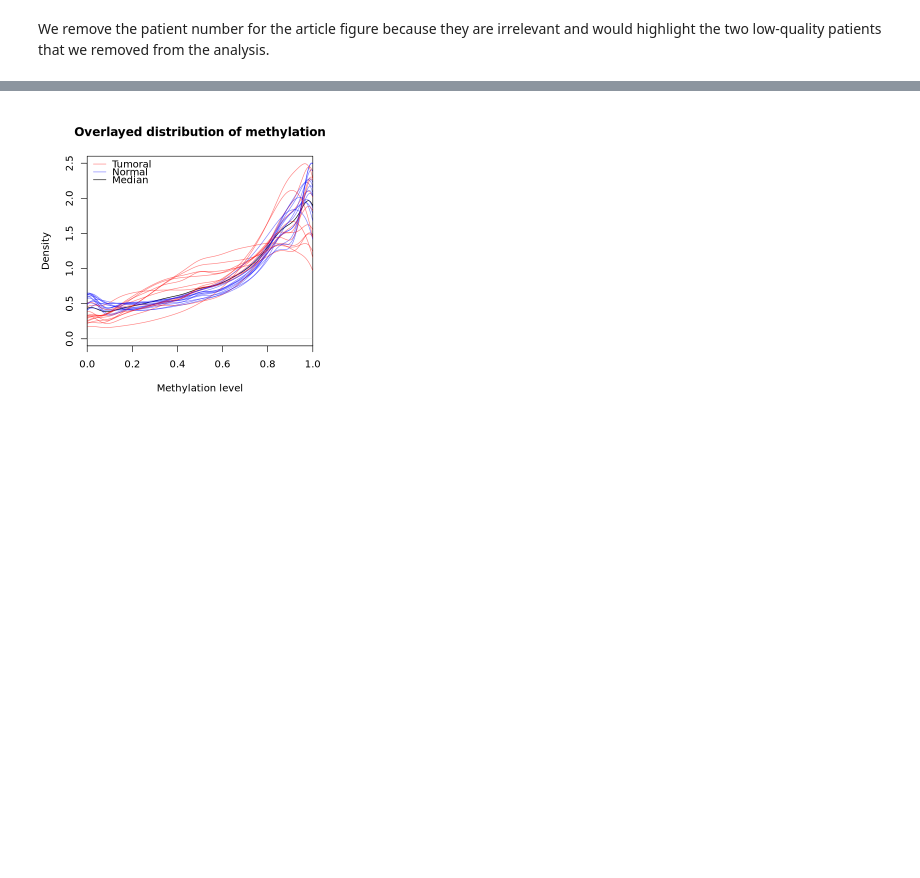
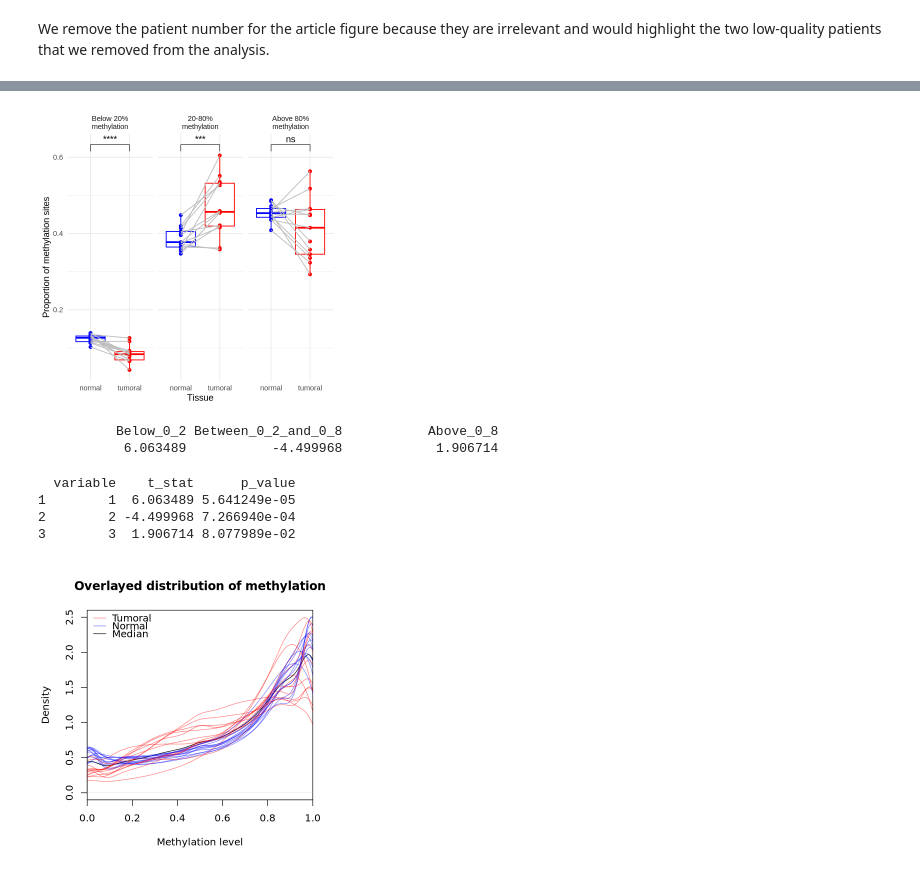
Before and after one commit to guillaumecharbonnier/mw-roperch2025, a Jupyter notebook: src/ipynb/compute_unsupervised_classification.r.ipynb, the cells around one changed output, grey strips where cells are left out. Saved outputs shown, nothing was run; the diff lists cells and outputs as text; code cells hidden in the pictures; blank space fills up the shorter version.

Commit message:
Add t-test for reviewer2

```diff
--- a/src/ipynb/compute_unsupervised_classification.r.ipynb
+++ b/src/ipynb/compute_unsupervised_classification.r.ipynb
@@ -503,3 +578,81 @@ ggsave(
+# %%
+p <- ggplot(
+    plot_df_melt,
+    aes(
+        x = tissue,
+        y = value,
+        color = tissue
+    )
+) +
+    geom_boxplot() +
+    geom_point() +
+    geom_line(aes(group = patient_number), color = "grey") +  # Add connector lines
+    facet_grid(
+      .~variable,
+      scales = "free",
+      labeller = as_labeller(
+        c(
+          Below_0_2 = "Below 20%\nmethylation",
+          Between_0_2_and_0_8 = "20-80%\nmethylation",
+          Above_0_8 = "Above 80%\nmethylation"
+        )
+      )
+    ) +
+    stat_compare_means(
+        method = "t.test",
+        comparisons = list(
+            c("normal", "tumoral")
+        ),
+        paired = TRUE,
+        label = "p.signif"
+    ) +
+#   geom_bar(stat = "identity", position = "dodge") +
+# p <- p + scale_x_discrete(labels = function(x) vector("character", length(x))) + # Hide x-axis labels
+  # scale_fill_manual(values = c("tumoral" = "#ff000080", "normal" = "#0000ff80")) + # Change fill colors
+  scale_color_manual(values = c("tumoral" = "red", "normal" = "blue")) + # Change fill colors
+  xlab("Tissue") + # Change xlab to "Patients"
+  ylab("Proportion of methylation sites") +
+  guides(color = "none") + # Hide the tissue legend
+  theme_minimal()
+p
+ggsave(
+  p,
+  file = "Boxplots_for_article.pdf",
+  width = 4,
+  height = 4
+)
+# %% [output]
+[figure, added]
+# %%
+# Function to run paired t-test for each variable
+get_t_stat <- function(var) {
+  df <- plot_df_melt %>% filter(variable == var)
+  t.test(value ~ tissue, data = df, paired = TRUE)$statistic
+}
+
+variables <- unique(plot_df_melt$variable)
+t_stats <- map_dbl(variables, get_t_stat)
+names(t_stats) <- variables
+print(t_stats)
+# %% [output]
+          Below_0_2 Between_0_2_and_0_8           Above_0_8
+           6.063489           -4.499968            1.906714
+# %%
+# Function to run paired t-test for each variable and return t-stat and p-value
+get_tstat_pval <- function(var) {
+  df <- plot_df_melt %>% filter(variable == var)
+  res <- t.test(value ~ tissue, data = df, paired = TRUE)
+  c(t_stat = unname(res$statistic), p_value = res$p.value)
+}
+
+variables <- unique(plot_df_melt$variable)
+t_results <- map_dfr(variables, ~as.data.frame(t(get_tstat_pval(.x))), .id = "variable")
+print(t_results)
+# %% [output]
+  variable    t_stat      p_value
+1        1  6.063489 5.641249e-05
+2        2 -4.499968 7.266940e-04
+3        3  1.906714 8.077989e-02
 # %%
 # Get the number of columns in the matrix
 num_cols <- ncol(beta_values)
```
Also changed, not shown: parts of 10 cells of this notebook.
